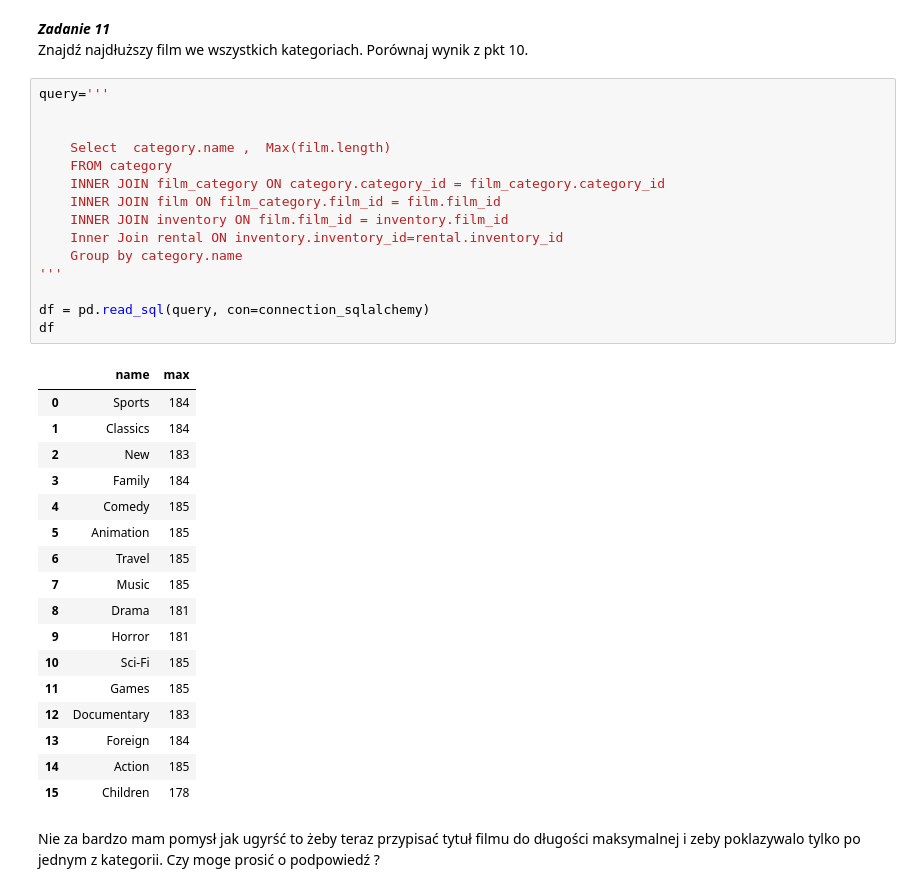
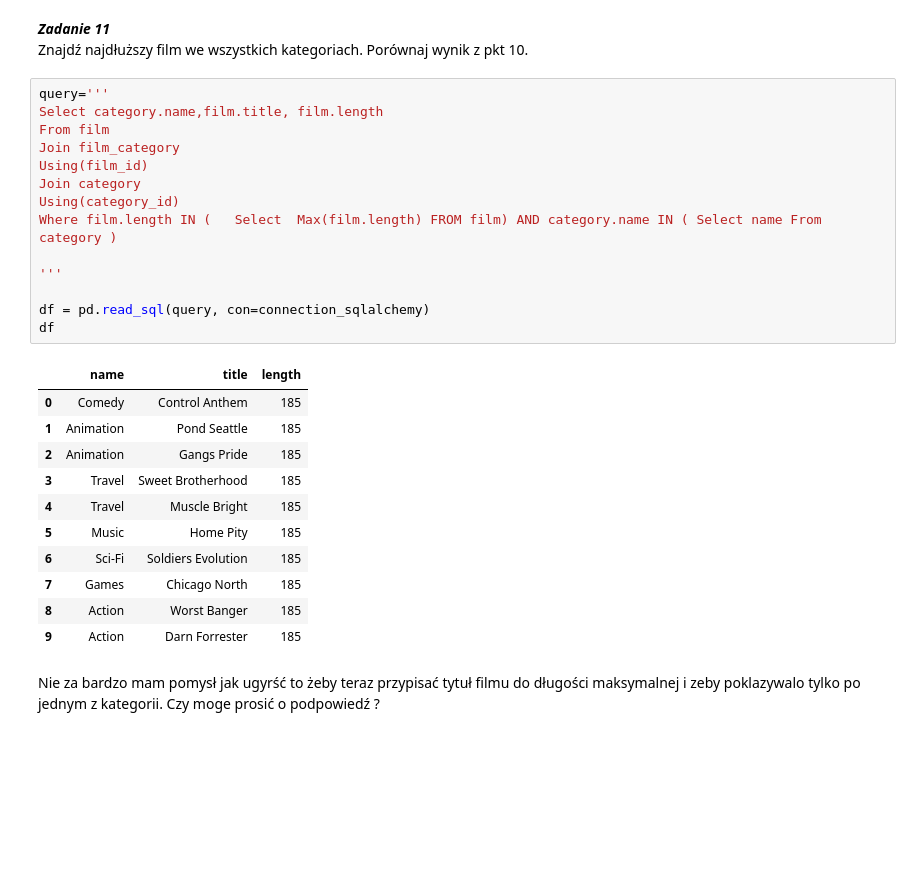
Before and after one commit to MarekBor1/AiBDlab, a Jupyter notebook: lab3/lab2_join-MarekBor1-master/raport.ipynb, the cells around one changed output. Cells and saved outputs as stored; diff of their text form; blank space fills up the shorter version.

```diff
--- a/lab3/lab2_join-MarekBor1-master/raport.ipynb
+++ b/lab3/lab2_join-MarekBor1-master/raport.ipynb
@@ -556,39 +606,32 @@ df
 # %% [markdown]
 ***Zadanie 11*** <br />
 Znajdź najdłuższy film we wszystkich kategoriach. Porównaj wynik z pkt 10.
-# %%
-query='''
-
-
-    Select  category.name ,  Max(film.length)
-    FROM category
-    INNER JOIN film_category ON category.category_id = film_category.category_id
-    INNER JOIN film ON film_category.film_id = film.film_id
-    INNER JOIN inventory ON film.film_id = inventory.film_id
-    Inner Join rental ON inventory.inventory_id=rental.inventory_id
-    Group by category.name
-'''
-
-df = pd.read_sql(query, con=connection_sqlalchemy)
-df
-# %% [output]
-|  | name | max |
-| 0 | Sports | 184 |
-| 1 | Classics | 184 |
-| 2 | New | 183 |
-| 3 | Family | 184 |
-| 4 | Comedy | 185 |
-| 5 | Animation | 185 |
-| 6 | Travel | 185 |
-| 7 | Music | 185 |
-| 8 | Drama | 181 |
-| 9 | Horror | 181 |
-| 10 | Sci-Fi | 185 |
-| 11 | Games | 185 |
-| 12 | Documentary | 183 |
-| 13 | Foreign | 184 |
-| 14 | Action | 185 |
-| 15 | Children | 178 |
+# %%
+query='''
+Select category.name,film.title, film.length
+From film
+Join film_category
+Using(film_id)
+Join category
+Using(category_id)
+Where film.length IN (   Select  Max(film.length) FROM film) AND category.name IN ( Select name From category )
+
+'''
+
+df = pd.read_sql(query, con=connection_sqlalchemy)
+df
+# %% [output]
+|  | name | title | length |
+| 0 | Comedy | Control Anthem | 185 |
+| 1 | Animation | Pond Seattle | 185 |
+| 2 | Animation | Gangs Pride | 185 |
+| 3 | Travel | Sweet Brotherhood | 185 |
+| 4 | Travel | Muscle Bright | 185 |
+| 5 | Music | Home Pity | 185 |
+| 6 | Sci-Fi | Soldiers Evolution | 185 |
+| 7 | Games | Chicago North | 185 |
+| 8 | Action | Worst Banger | 185 |
+| 9 | Action | Darn Forrester | 185 |
 # %% [markdown]
 Nie za bardzo mam pomysł jak ugyrść to żeby teraz przypisać tytuł filmu do długości maksymalnej i zeby poklazywalo tylko po jednym z kategorii. Czy moge prosić o podpowiedź ?
 # %% [markdown]
```
Also changed, not shown: parts of 4 cells of this notebook.
